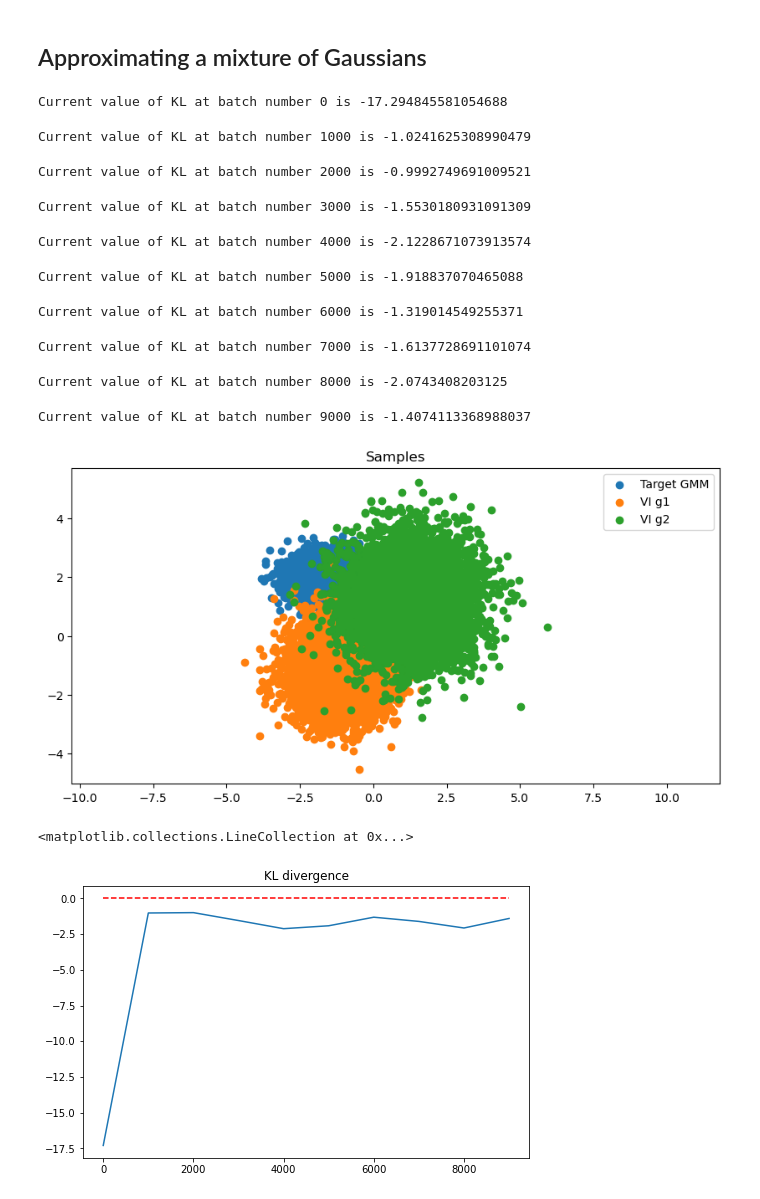
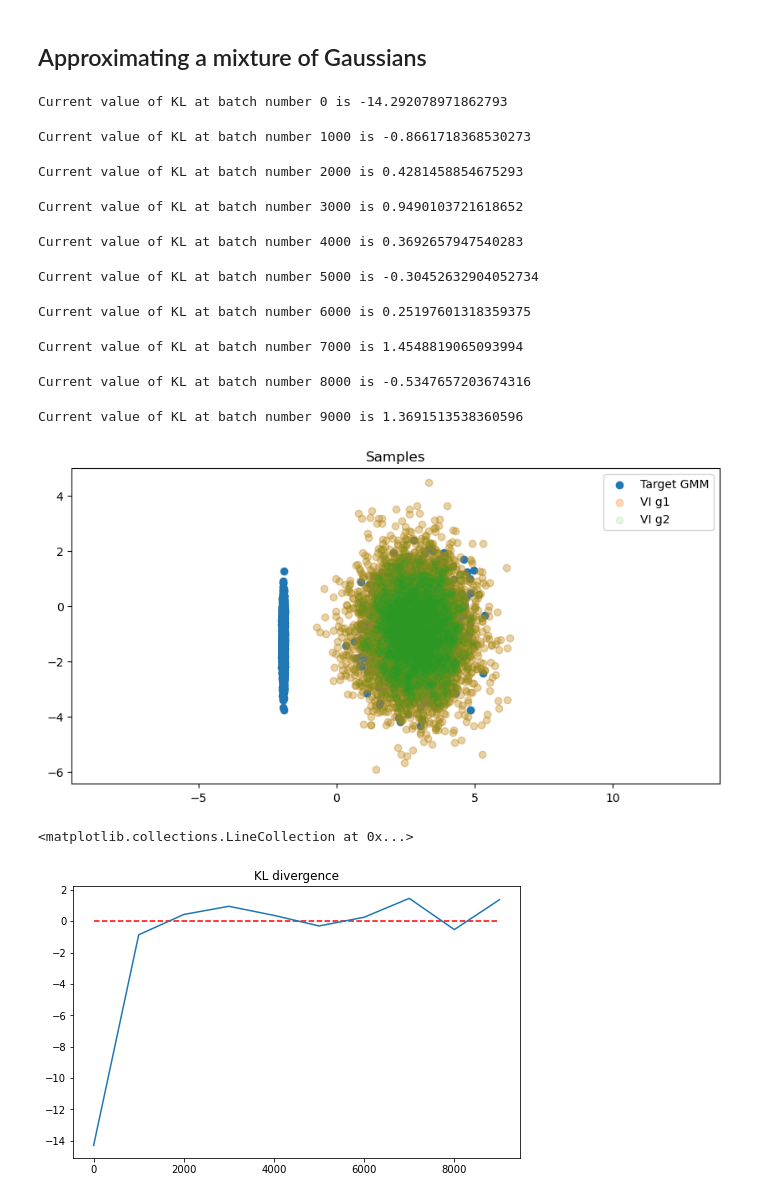
Before and after one commit to nkotelevskii/vi_mcmc_workaround, a Jupyter notebook: notebooks/simple_VI_with_GMM.ipynb, the cells around one changed output. Cells and saved outputs as stored; diff of their text form; code cells hidden in the pictures.

```diff
--- a/notebooks/simple_VI_with_GMM.ipynb
+++ b/notebooks/simple_VI_with_GMM.ipynb
@@ -232,34 +232,37 @@ pi_raw = nn.Parameter(torch.tensor(0., device=device, dtype=torch.float32))
 optimizer = torch.optim.Adam(params=[mus_param, stds_param_raw, pi_raw], lr=1e-2)
 lr_scheduler = torch.optim.lr_scheduler.StepLR(optimizer=optimizer, step_size=100, gamma=0.75)
 
-std_normal = torch.distributions.Normal(loc=torch.tensor([0., 0.], device=device, dtype=torch.float32),
-                                       scale=torch.tensor([1., 1.], device=device, dtype=torch.float32))
+std_normal = torch.distributions.Normal(loc=torch.tensor(0., device=device, dtype=torch.float32),
+                                       scale=torch.tensor(1., device=device, dtype=torch.float32))
+KL_values = []
 
-KL_values = []
-#std_normal1 = torch.distributions.Normal(loc=mus_param[0], scale=torch.tensor(1., device=device, dtype=torch.float32))
-#std_normal2 = torch.distributions.Normal(loc=mus_param[1], scale=torch.tensor(1., device=device, dtype=torch.float32))
-
+#std_normal1 = torch.distributions.Normal(loc=mus_param[0], scale=std[0])
+#std_normal2 = torch.distributions.Normal(loc=mus_param[1], scale=std[1])
 #mix = torch.distributions.Categorical(pi)
 #comp = torch.distributions.Independent(torch.distributions.Normal(torch.randn(2,2), torch.rand(2,2)), 1)
 #std_normal_mix = torch.distributions.MixtureSameFamily(mix, comp)
 # %%
 for i in tqdm(range(num_batches)):
     pi = torch.sigmoid(pi_raw)
-
-    dist = torch.distributions.Bernoulli(probs=torch.sigmoid(pi_raw))
+    dist = torch.distributions.Bernoulli(probs=pi)
     c = int(dist.sample((1,))[0].item())
 
     std = torch.exp(stds_param_raw)
+    std_normal1 = torch.distributions.Normal(loc=torch.sum(mus_param[0]), scale=torch.sum(std[0]))
+    std_normal2 = torch.distributions.Normal(loc=torch.sum(mus_param[1]), scale=torch.sum(std[1]))
 
-    #std_normal1 = torch.distributions.Normal(loc=mus_param[0], scale=torch.tensor(1., device=device, dtype=torch.float32))
-    #std_normal2 = torch.distributions.Normal(loc=mus_param[1], scale=torch.tensor(1., device=device, dtype=torch.float32))
     #u = std_normal1.sample((batch_size, 2)) * c + std_normal2.sample((batch_size, 2)) * (1 - c)
 
     u = std_normal.sample((batch_size, 2))
 
-    z = mus_param[c] + u[:, c] * std[c] # сэмпл из одной из гауссиан в зависимости от pi
-                                                            # только координаты конкретной гауссианы - u[:, c], координаты обеих - u[:]
-    KL = -torch.sum(stds_param_raw) + std_normal.log_prob(u).sum(1).mean() * ( std_normal.log_prob(u).sum(1).mean() + 1 - target_gmm.get_logdensity(z).mean() ).detach() - target_gmm.get_logdensity(z).mean()
+    z = mus_param[c] + u * std[c] # сэмпл из одной из гауссиан в зависимости от pi
+
+    log_q_components = torch.tensor([torch.log(1-pi) + std_normal1.log_prob(u).sum(1).mean(), torch.log(pi) + std_normal2.log_prob(u).sum(1).mean()])
+
+    KL = -torch.sum(stds_param_raw)\
+        + torch.logsumexp(log_q_components, 0)\
+        * (torch.logsumexp(log_q_components, 0) + 1 - target_gmm.get_logdensity(z).mean()).detach()\
+        - target_gmm.get_logdensity(z).mean()
     #KL = -torch.sum(stds_param_raw) + std_normal.log_prob(u).sum(1).mean() * ( std_normal.log_prob(u).sum(1).mean() + 1 - target_gmm.get_logdensity(z).mean() ).detach() - target_gmm.get_logdensity(z).mean()
 
     KL.backward()
@@ -270,41 +273,43 @@ for i in tqdm(range(num_batches)):
         print(f"Current value of KL at batch number {i} is {KL.cpu().detach().numpy()}")
         KL_values.append([i, KL.cpu().detach().numpy().item()])
 # %% [output]
-Current value of KL at batch number 0 is -17.294845581054688
+Current value of KL at batch number 0 is -14.292078971862793
-Current value of KL at batch number 1000 is -1.0241625308990479
+Current value of KL at batch number 1000 is -0.8661718368530273
-Current value of KL at batch number 2000 is -0.9992749691009521
+Current value of KL at batch number 2000 is 0.4281458854675293
-Current value of KL at batch number 3000 is -1.5530180931091309
+Current value of KL at batch number 3000 is 0.9490103721618652
-Current value of KL at batch number 4000 is -2.1228671073913574
+Current value of KL at batch number 4000 is 0.3692657947540283
-Current value of KL at batch number 5000 is -1.918837070465088
+Current value of KL at batch number 5000 is -0.30452632904052734
-Current value of KL at batch number 6000 is -1.319014549255371
+Current value of KL at batch number 6000 is 0.25197601318359375
-Current value of KL at batch number 7000 is -1.6137728691101074
+Current value of KL at batch number 7000 is 1.4548819065093994
-Current value of KL at batch number 8000 is -2.0743408203125
+Current value of KL at batch number 8000 is -0.5347657203674316
-Current value of KL at batch number 9000 is -1.4074113368988037
+Current value of KL at batch number 9000 is 1.3691513538360596
 # %%
 N = 5000
 
 dist = torch.distributions.Bernoulli(probs=torch.sigmoid(pi_raw))
-c = dist.sample((5000,1,1))
+c = dist.sample((5000,1))
 #c = torch.cat((c,c), dim=1)
-c = torch.cat((c,c), dim=2) # to same dim as u
+#c = torch.cat((c,c), dim=2) # to same dim as u
 
 u = std_normal.sample((N,2))
 
 with torch.no_grad():
     std = torch.exp(stds_param_raw)
     sample_varfamily = (mus_param[0] + u * std[0]) * (1-c) + (mus_param[1] + u * std[1]) * c
 
 samples_target_gmm = target_gmm.get_samples(N).cpu().numpy()
 
 plt.figure(figsize=(10, 5), dpi=100)
 plt.title('Samples')
 plt.scatter(samples_target_gmm[:, 0], samples_target_gmm[:, 1], label='Target GMM')
-plt.scatter(sample_varfamily[:, 0, 0], sample_varfamily[:, 1,0], label='VI g1', alpha=1)
-plt.scatter(sample_varfamily[:, 0, 1], sample_varfamily[:, 1,1], label='VI g2', alpha=1)
+plt.scatter(sample_varfamily[:, 0], sample_varfamily[:, 1], label='VI g1', alpha=0.3)
+plt.scatter(sample_varfamily[:, 0], sample_varfamily[:, 1], label='VI g2', alpha=0.1)
+#plt.scatter(sample_varfamily[:, 0, 0], sample_varfamily[:, 0, 1], label='VI g1', alpha=0.1)
+#plt.scatter(sample_varfamily[:, 1, 0], sample_varfamily[:, 1, 1], label='VI g2', alpha=0.1)
 plt.axis('equal')
 plt.legend();
 # %% [output]
-[figure, old version]
+[figure, new version]
 # %%
 KL_values = np.array(KL_values)
 plt.figure(figsize=(8, 5))
@@ -313,4 +318,4 @@ plt.plot(KL_values[:,0], KL_values[:,1])
 plt.hlines(0, KL_values[:,0][0], KL_values[:,0][-1], color='r', linestyles='--')
 # %% [output]
 <matplotlib.collections.LineCollection at 0x...>
-[figure, old version]
+[figure, new version]
```
Also changed, not shown: parts of 7 cells of this notebook.
